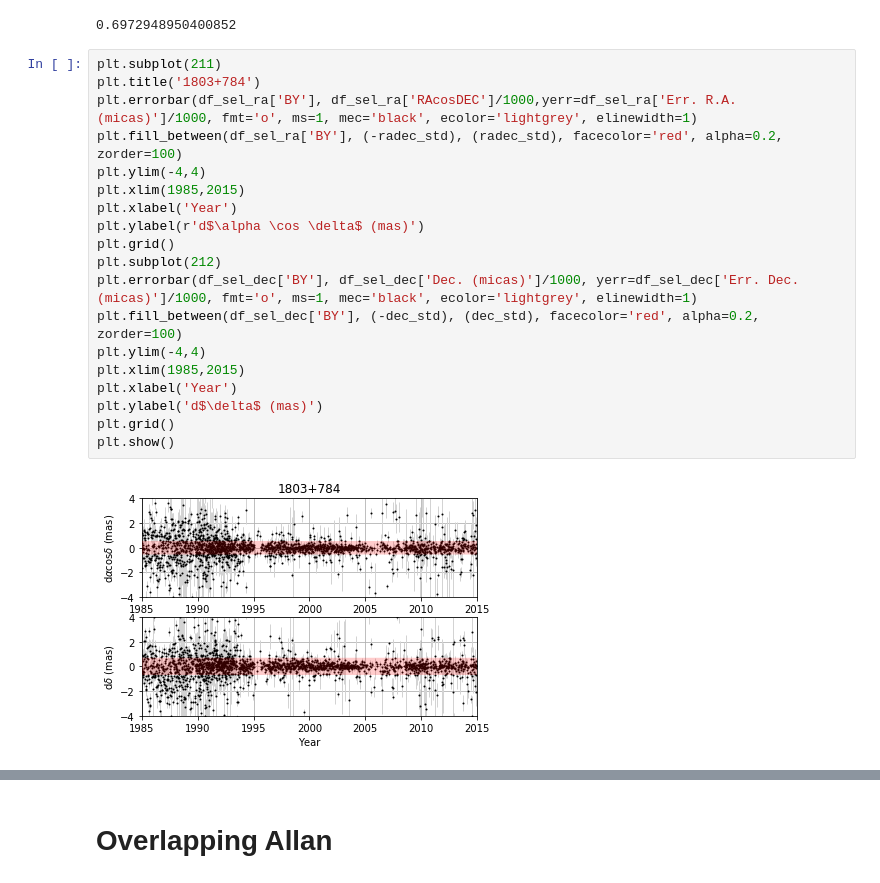
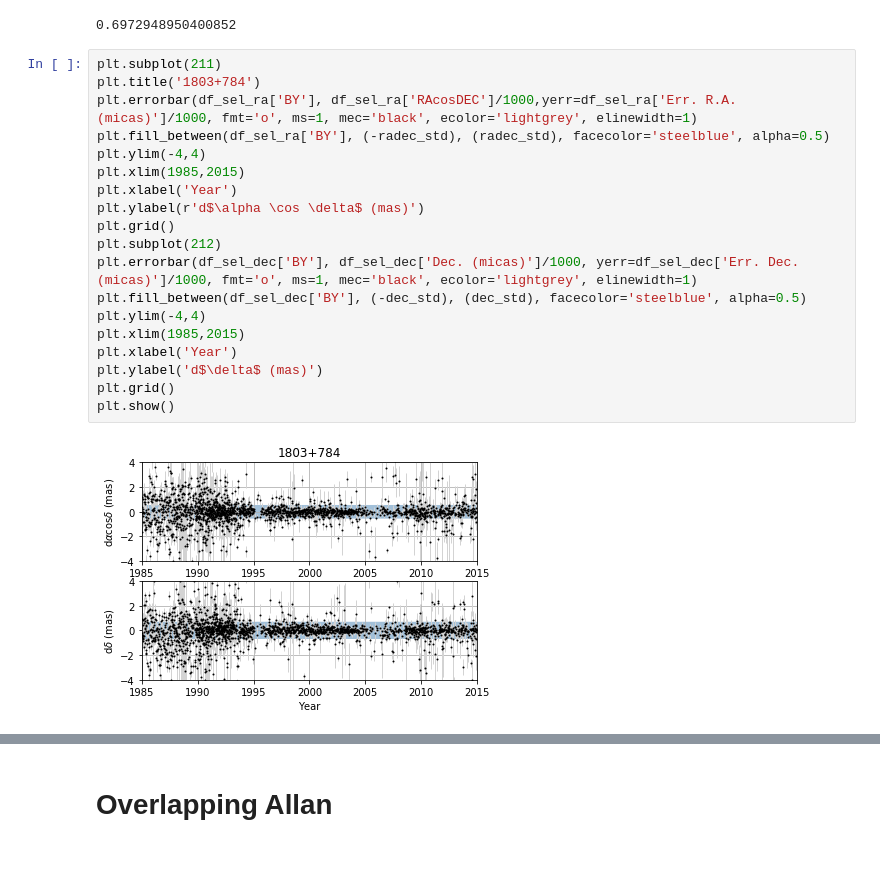
Before and after one commit to verasha/radio-sources, a Jupyter notebook: 1803+784_hadamard.ipynb, the cells around one changed output, grey strips where cells are left out. Drawn from its saved outputs; the diff is of its cells as text.

```diff
--- a/1803+784_hadamard.ipynb
+++ b/1803+784_hadamard.ipynb
@@ -85,21 +86,21 @@ dec_std
 # %%
 plt.subplot(211)
 plt.title('1803+784')
 plt.errorbar(df_sel_ra['BY'], df_sel_ra['RAcosDEC']/1000,yerr=df_sel_ra['Err. R.A. (micas)']/1000, fmt='o', ms=1, mec='black', ecolor='lightgrey', elinewidth=1)
-plt.fill_between(df_sel_ra['BY'], (-radec_std), (radec_std), facecolor='red', alpha=0.2, zorder=100)
+plt.fill_between(df_sel_ra['BY'], (-radec_std), (radec_std), facecolor='steelblue', alpha=0.5)
 plt.ylim(-4,4)
 plt.xlim(1985,2015)
 plt.xlabel('Year')
 plt.ylabel(r'd$\alpha \cos \delta$ (mas)')
 plt.grid()
 plt.subplot(212)
 plt.errorbar(df_sel_dec['BY'], df_sel_dec['Dec. (micas)']/1000, yerr=df_sel_dec['Err. Dec. (micas)']/1000, fmt='o', ms=1, mec='black', ecolor='lightgrey', elinewidth=1)
-plt.fill_between(df_sel_dec['BY'], (-dec_std), (dec_std), facecolor='red', alpha=0.2, zorder=100)
+plt.fill_between(df_sel_dec['BY'], (-dec_std), (dec_std), facecolor='steelblue', alpha=0.5)
 plt.ylim(-4,4)
 plt.xlim(1985,2015)
 plt.xlabel('Year')
 plt.ylabel('d$\delta$ (mas)')
 plt.grid()
 plt.show()
 # %% [output]
-[figure, old version]
+[figure, new version]
```
Also changed, not shown: parts of 8 cells of this notebook, 9 other files.
